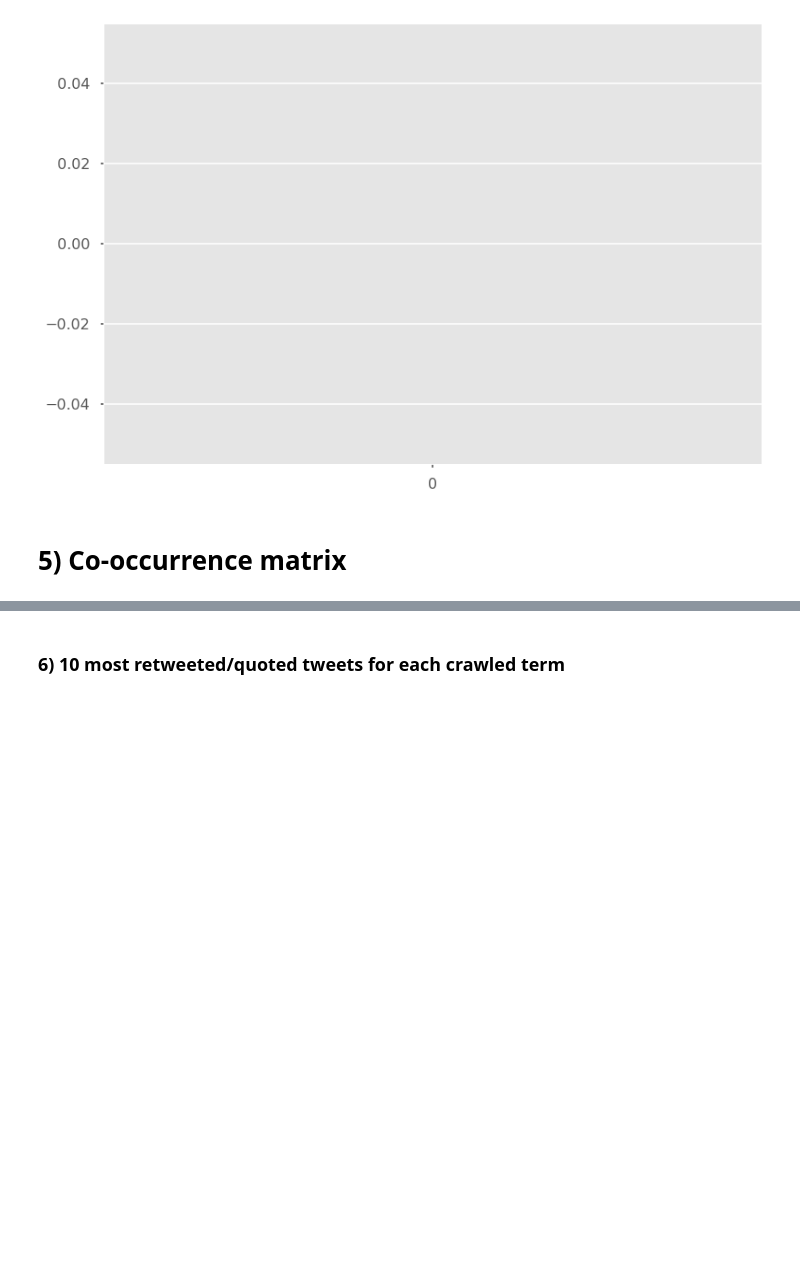
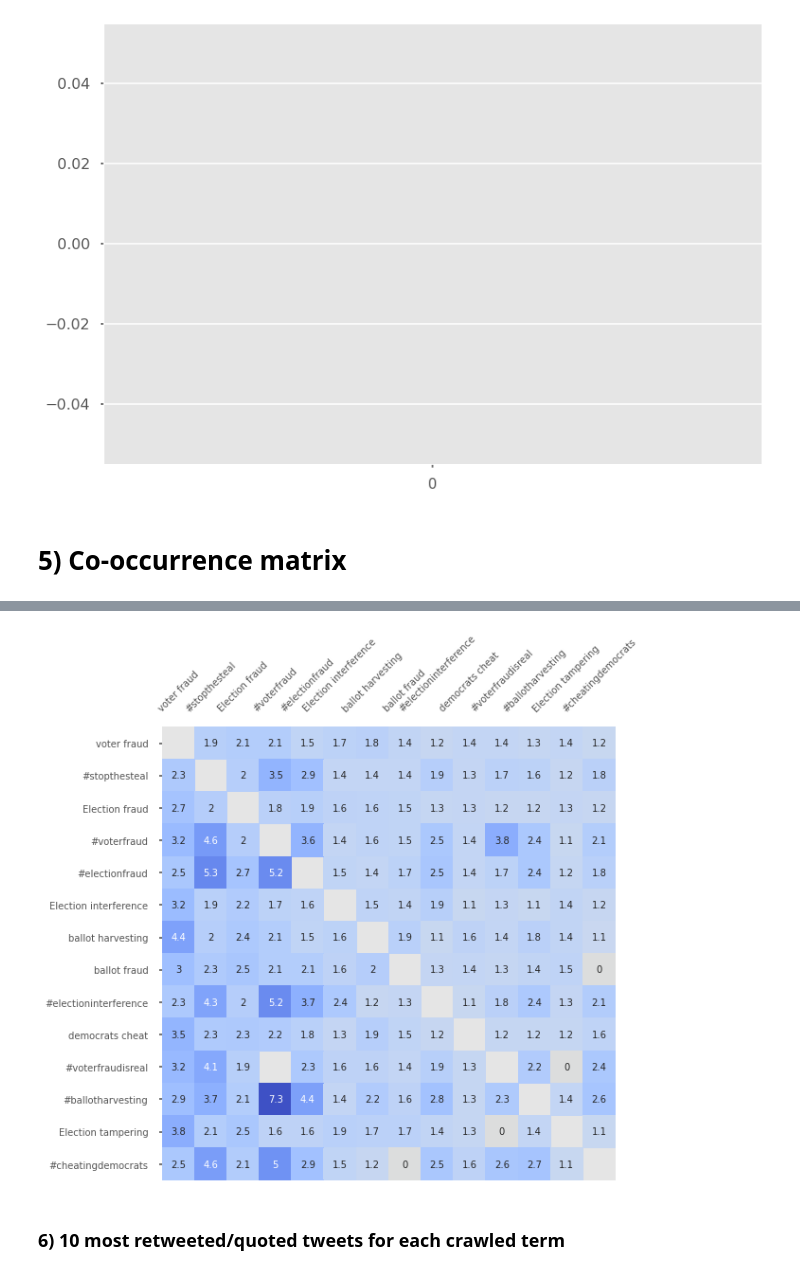
Before and after one commit to sTechLab/VoterFraud2020-analysis, a Jupyter notebook: notebooks/initial_exploration.ipynb, the cells around one changed output, grey strips where cells are left out. Cells and saved outputs as stored; diff of their text form; code cells hidden in the pictures; blank space fills up the shorter version.

Commit message:
Added correlation heatmap & refactoring into utils
+ WIP: added separate pages, but not showing them due to memory issues

```diff
--- a/notebooks/initial_exploration.ipynb
+++ b/notebooks/initial_exploration.ipynb
@@ -343,3 +334,26 @@ pd.DataFrame(np.log(co_occurrence_percentage), index=co_occurrence.index, column
+# %%
+co_occurrence_df = pd.DataFrame(
+    10 / np.abs(np.log(co_occurrence_percentage)),
+    index=co_occurrence.index,
+    columns=co_occurrence.columns,
+)
+plt.tick_params(axis='both', which='major', labelsize=10, labelbottom = False, bottom=False, top = False, labeltop=True)
+
+sns.heatmap(
+    co_occurrence_df,
+    cbar=False,
+    square=True,
+    annot=True,
+    vmin=0,
+    vmax=7.5,
+    center=0,
+    cmap="coolwarm_r",
+    linecolor="black",
+)
+plt.xticks(rotation=45)
+print()
+# %% [output]
+[figure, added]
 # %% [markdown]
 ### 6) 10 most retweeted/quoted tweets for each crawled term
 # %%
```
Also changed, not shown: parts of 6 cells of this notebook, 6 other files.
